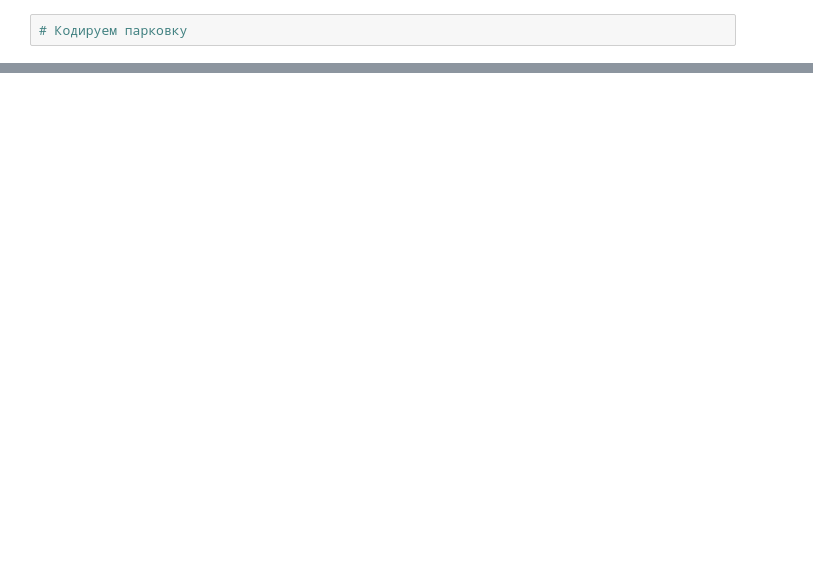
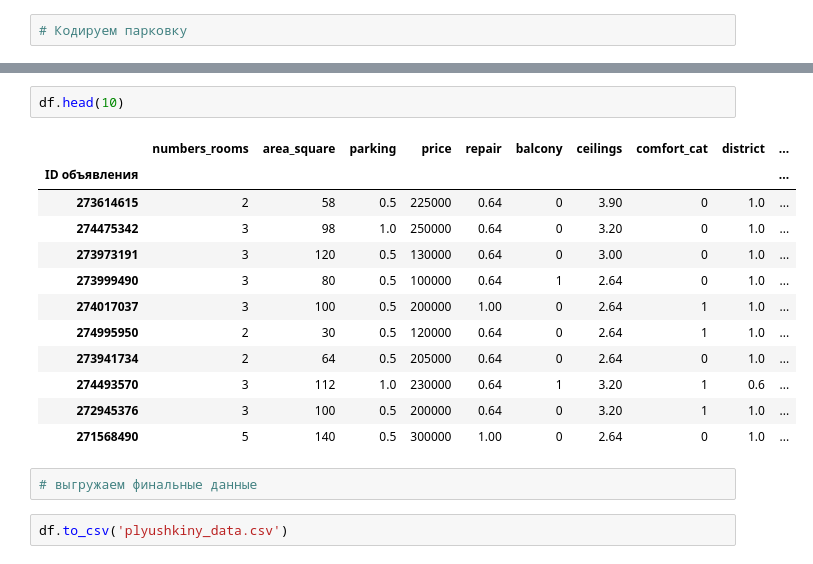
Before and after one commit to b4dm0nd4y/elbrus_ds_project_0, a Jupyter notebook: notebooks/preprocessing.ipynb, the cells around one changed output, grey strips where cells are left out. Saved outputs shown, nothing was run; the diff lists cells and outputs as text; blank space fills up the shorter version.

Commit message:
Release 3.0 Encode categorical data, finished project

```diff
--- a/notebooks/preprocessing.ipynb
+++ b/notebooks/preprocessing.ipynb
@@ -592,0 +712,19 @@ sns.heatmap(df.corr(numeric_only=True), annot=True)
+# %%
+df.head(10)
+# %% [output]
+|  | numbers_rooms | area_square | parking | price | repair | balcony | ceilings | comfort_cat | district | ... |
+| ID объявления |  |  |  |  |  |  |  |  |  | ... |
+| 273614615 | 2 | 58 | 0.5 | 225000 | 0.64 | 0 | 3.90 | 0 | 1.0 | ... |
+| 274475342 | 3 | 98 | 1.0 | 250000 | 0.64 | 0 | 3.20 | 0 | 1.0 | ... |
+| 273973191 | 3 | 120 | 0.5 | 130000 | 0.64 | 0 | 3.00 | 0 | 1.0 | ... |
+| 273999490 | 3 | 80 | 0.5 | 100000 | 0.64 | 1 | 2.64 | 0 | 1.0 | ... |
+| 274017037 | 3 | 100 | 0.5 | 200000 | 1.00 | 0 | 2.64 | 1 | 1.0 | ... |
+| 274995950 | 2 | 30 | 0.5 | 120000 | 0.64 | 0 | 2.64 | 1 | 1.0 | ... |
+| 273941734 | 2 | 64 | 0.5 | 205000 | 0.64 | 0 | 2.64 | 0 | 1.0 | ... |
+| 274493570 | 3 | 112 | 1.0 | 230000 | 0.64 | 1 | 3.20 | 1 | 0.6 | ... |
+| 272945376 | 3 | 100 | 0.5 | 200000 | 0.64 | 0 | 3.20 | 1 | 1.0 | ... |
+| 271568490 | 5 | 140 | 0.5 | 300000 | 1.00 | 0 | 2.64 | 0 | 1.0 | ... |
+# %%
+# выгружаем финальные данные
+# %%
+df.to_csv('plyushkiny_data.csv')
```
Also changed, not shown: parts of 13 cells of this notebook, 2 other files.
